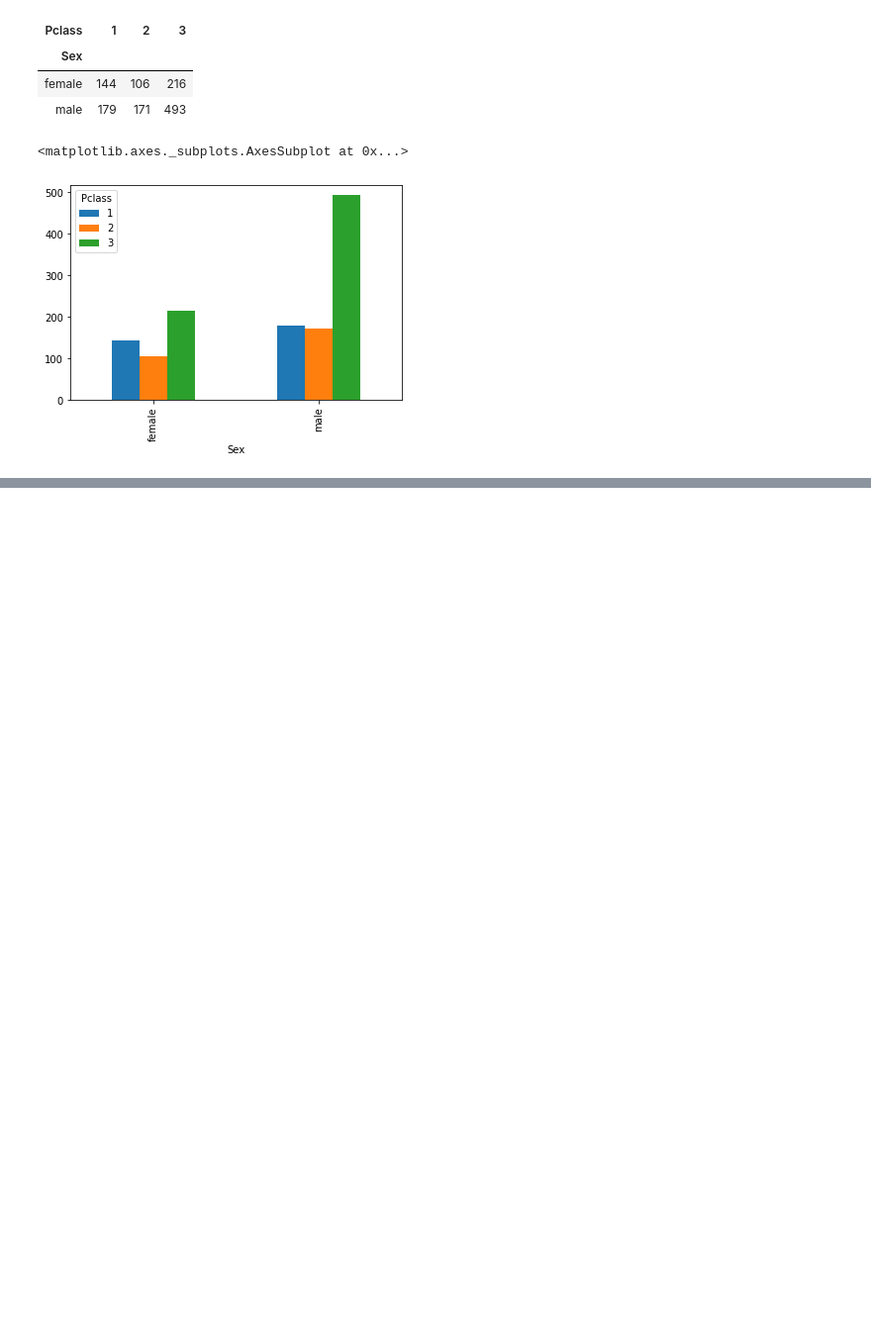
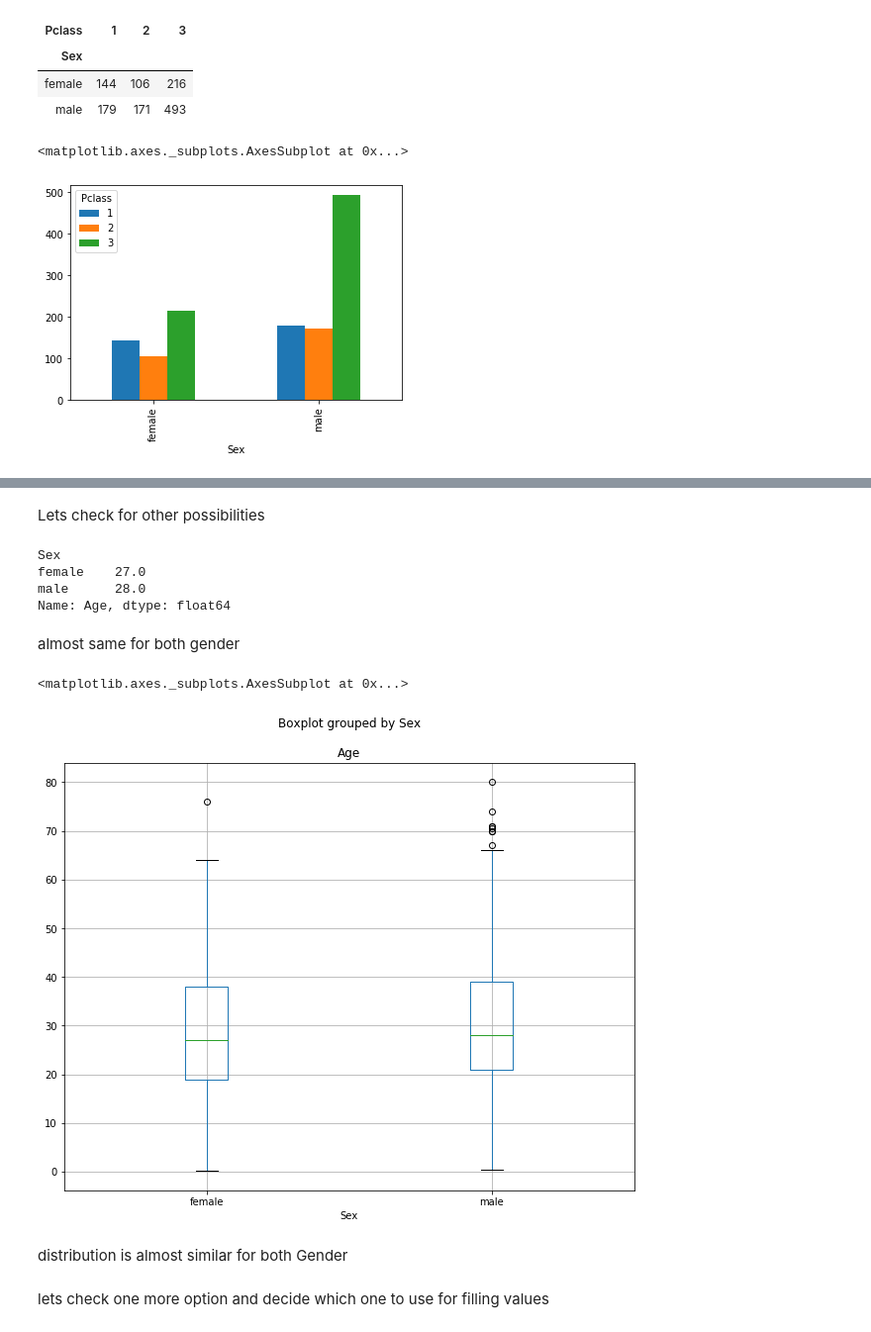
Before and after one commit to anandhu-bhaskar/DATA-SCIENCE-PROJECTS, a Jupyter notebook: titanic/notebooks/2_0_ab_explore_process_data.ipynb, the cells around one changed output, grey strips where cells are left out. Shown at 99% size. Cells and saved outputs as stored; diff of their text form; code cells hidden in the pictures; blank space fills up the shorter version.

```diff
--- a/titanic/notebooks/2_0_ab_explore_process_data.ipynb
+++ b/titanic/notebooks/2_0_ab_explore_process_data.ipynb
@@ -599,0 +905,2 @@ pd.crosstab(df.Sex,df.Pclass).plot(kind = 'bar')
+# %% [markdown]
+Lets check for other possibilities
@@ -599,0 +909,18 @@ pd.crosstab(df.Sex,df.Pclass).plot(kind = 'bar')
+# %%
+df.groupby('Sex').Age.median()
+# %% [output]
+Sex
+female    27.0
+male      28.0
+Name: Age, dtype: float64
+# %% [markdown]
+almost same for both gender
+# %%
+df[df.Age.notnull()].boxplot('Age','Sex',figsize = (10,8))
+# %% [output]
+<matplotlib.axes._subplots.AxesSubplot at 0x...>
+[figure, added]
+# %% [markdown]
+distribution is almost similar for both Gender
+# %% [markdown]
+lets check one more option and decide which one to use for filling values
```
Also changed, not shown: parts of 111 cells of this notebook.
